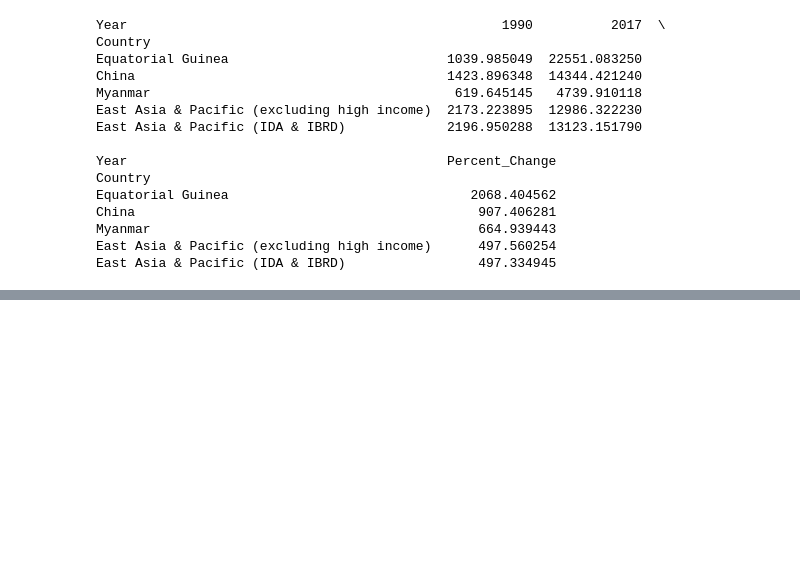
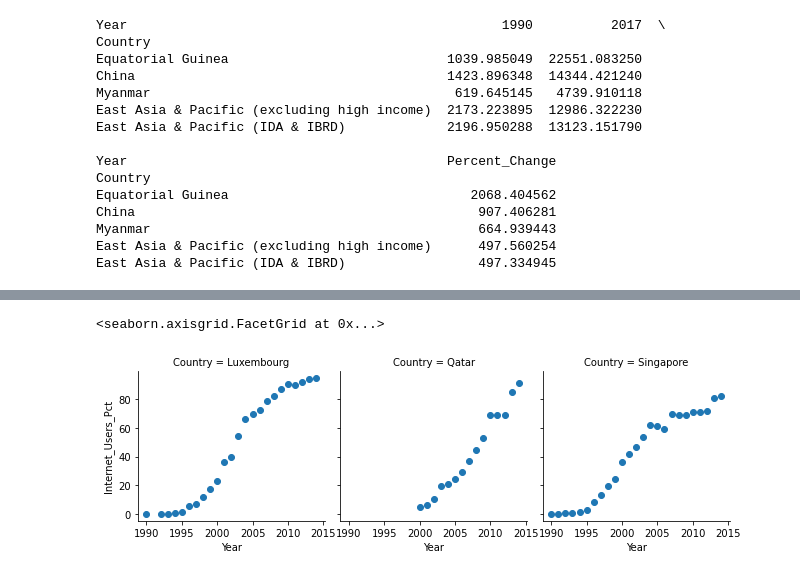
Before and after one commit to nss-data-science-cohort-5/un_exploration-jacob-parks98, a Jupyter notebook: notebooks/UN_Data_Exploration.ipynb, the cells around one changed output, grey strips where cells are left out. Saved outputs shown, nothing was run; the diff lists cells and outputs as text; code cells hidden in the pictures; blank space fills up the shorter version.

```diff
--- a/notebooks/UN_Data_Exploration.ipynb
+++ b/notebooks/UN_Data_Exploration.ipynb
@@ -410,0 +532,5 @@ internet_df.drop(columns = "Value Footnotes")
+# %%
+graph.map(plt.scatter, "Year", "Internet_Users_Pct")
+# %% [output]
+<seaborn.axisgrid.FacetGrid at 0x...>
+[figure, added]
```
Also changed, not shown: parts of 73 cells of this notebook.
